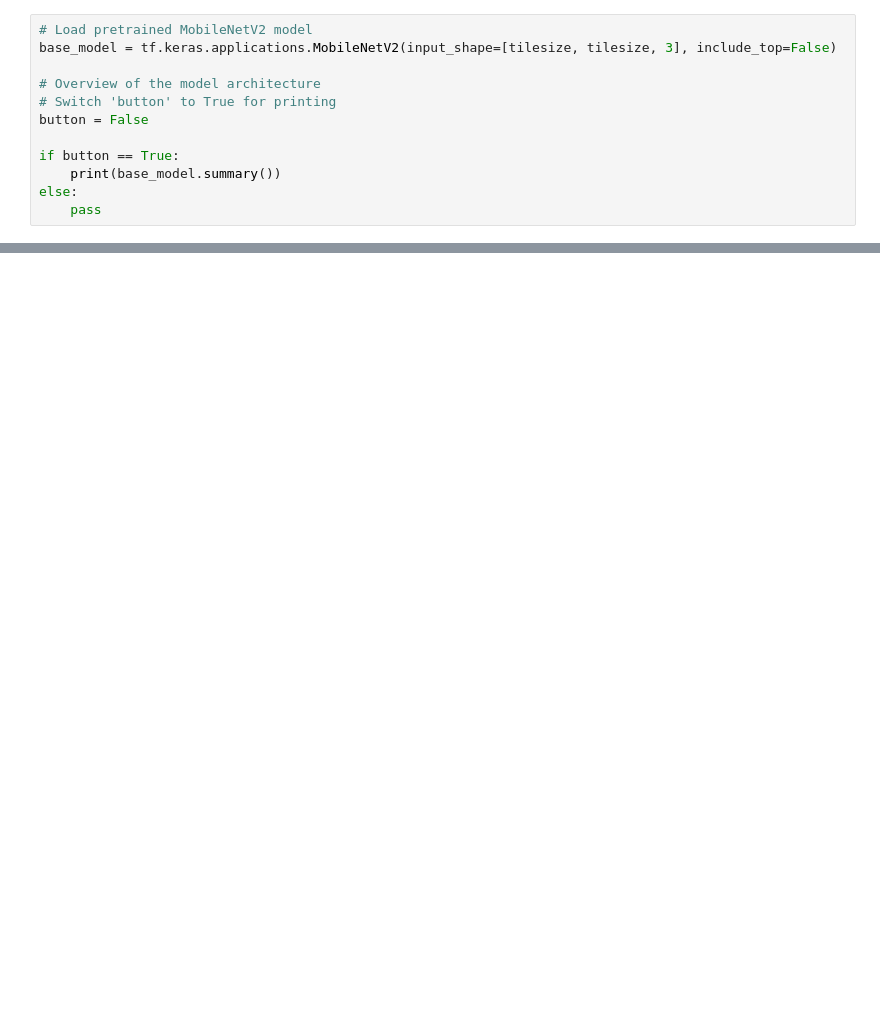
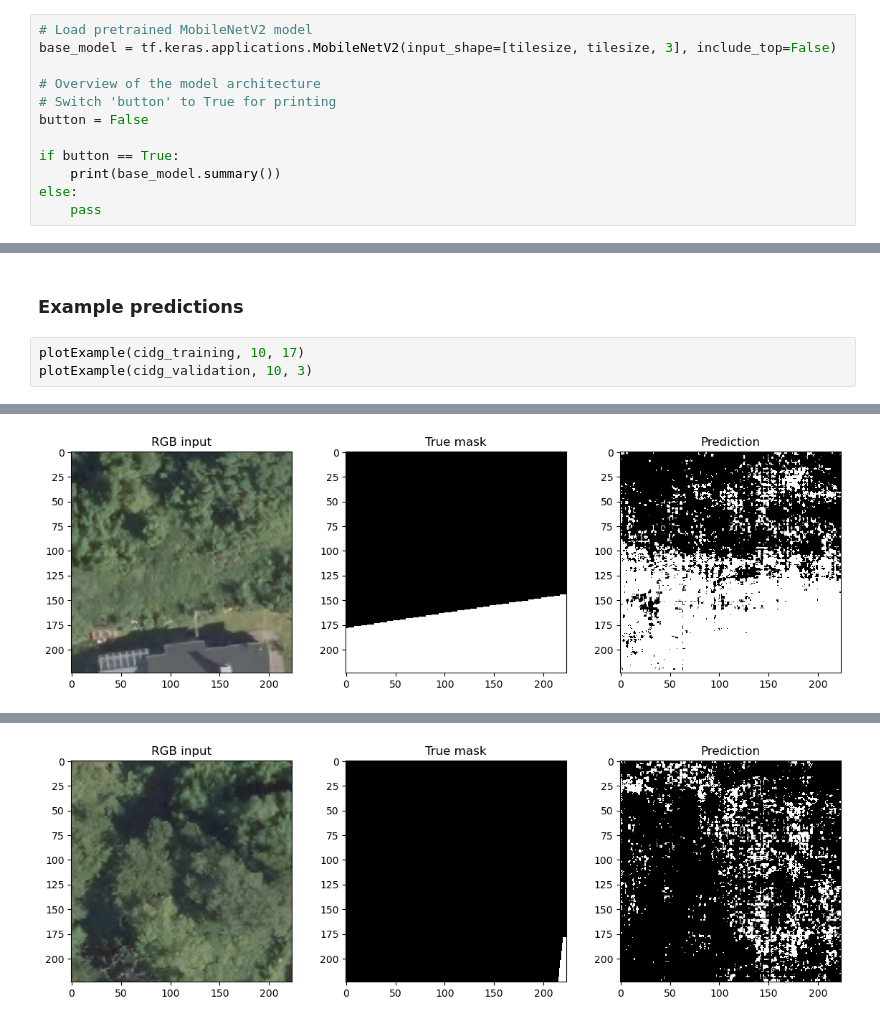
Before and after one commit to kolibril13/forest_mask, a Jupyter notebook: model_creation.ipynb, the cells around one changed output, grey strips where cells are left out. Saved outputs shown, nothing was run; the diff lists cells and outputs as text; blank space fills up the shorter version.

```diff
--- a/model_creation.ipynb
+++ b/model_creation.ipynb
@@ -107,0 +230,6 @@ down_stack.trainable = False
+# %% [markdown]
+### Example predictions
+# %%
+plotExample(cidg_training, 10, 17)
+plotExample(cidg_validation, 10, 3)
+# %% [output]
@@ -107,0 +237 @@ down_stack.trainable = False
+[figure, added]
@@ -107,0 +239 @@ down_stack.trainable = False
+[figure, added]
```
Also changed, not shown: parts of 14 cells of this notebook.
